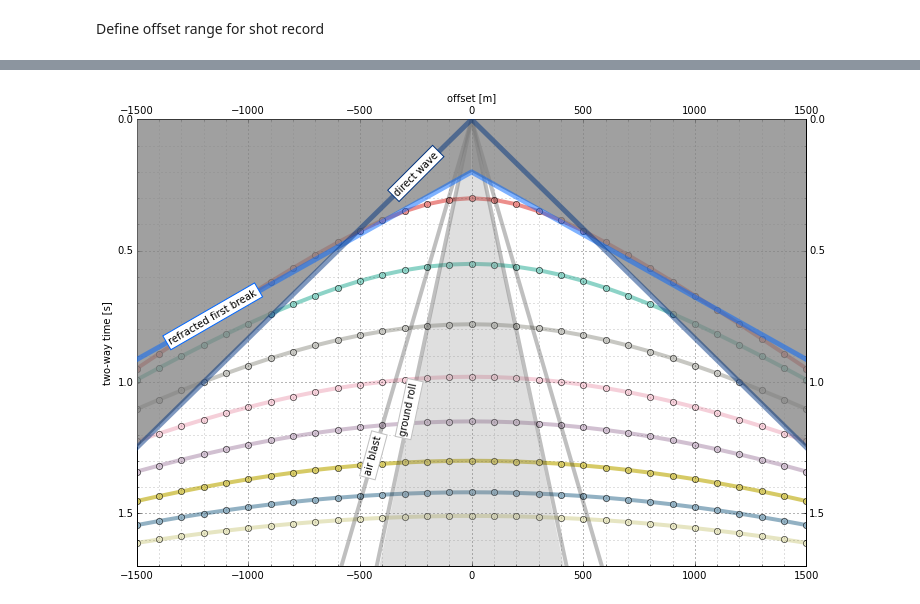
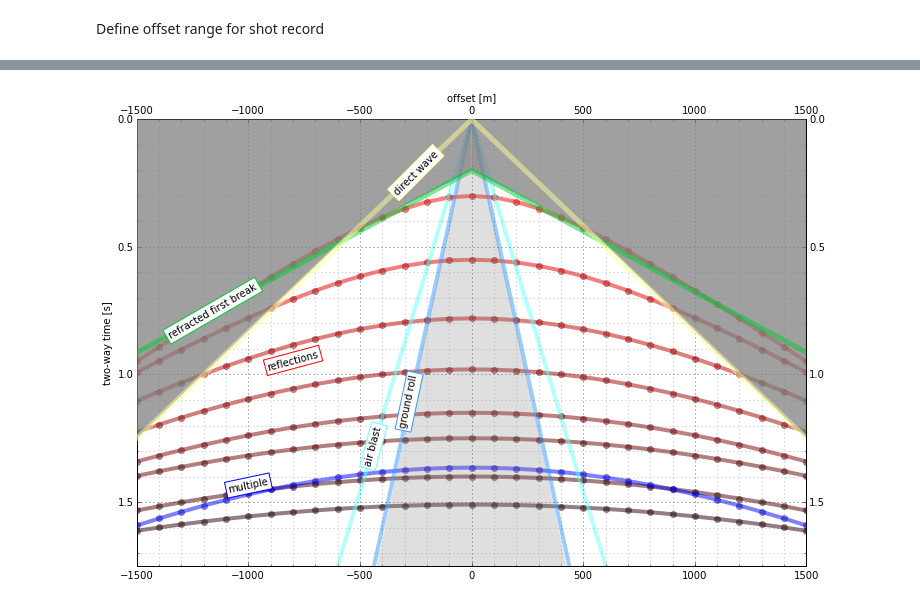
Before and after one commit to agilescientific/notebooks, a Jupyter notebook: NMO_model.ipynb, the cells around one changed output, grey strips where cells are left out. Drawn from its saved outputs; the diff is of its cells as text; code cells hidden in the pictures.

Commit message:
updated image annotations

```diff
--- a/NMO_model.ipynb
+++ b/NMO_model.ipynb
@@ -34,6 +48,2 @@ color = colors / 255
 # %% [markdown]
 Assign a sequentially increasing color to each reflection
-# %%
-for i, key in enumerate(to):
-    tv_pairs[key] = Vrms[i], colors[i]
-print tv_pairs
@@ -72,4 +65,0 @@ print scalarMap.get_clim()
-# %%
-color_idx = np.linspace(0, 1, 8)
-for i, to, vo in zip(color_idx, tv_pairs.iterkeys(), tv_pairs.itervalues()):
-    print i, to, vo[0]
@@ -85,11 +66,11 @@ for i, to, vo in zip(color_idx, tv_pairs.iterkeys(), tv_pairs.itervalues()):
 # %%
-def plot_gather(offsets, tvpairs, ax):
-    color_idx = np.linspace(0, 1, 9)
-    for i, to, vo in zip(color_idx, tv_pairs.iterkeys(), tv_pairs.itervalues()):
-        ax.plot(offsets, hyperbola(offsets, to, vo[0]), marker = 'o', color = plt.cm.Set3(i), lw = 4, alpha = 1)
+def plot_gather(offsets, tdpairs, ax):
+    for i, td, v  in zip(colors, td_pairs, Vrms):
+        ax.plot(offsets, hyperbola(offsets, td[0], v), marker = 'o', color = i, lw = 4, alpha = 0.5)
         ax = plt.gca()
         ax.set_ylim(ax.get_ylim()[::-1])
-        ax.set_ylim((np.max(ax.get_ylim())),0)
+        #ax.set_ylim((np.max(ax.get_ylim())),0)
+        ax.set_ylim((1.75, 0))
         ax.set_ylabel(r'two-way time $[s]$')
         ax.set_xlabel('offset [m]')
     return
@@ -145,13 +126,13 @@ minor_xticks = np.arange(-1*max_offset, max_offset+1, 100.)
 # %%
 shot_gather = plt.figure(figsize=(12,8), facecolor='w')
 mute_ax = shot_gather.add_subplot(111)
-plot_gather(x, tv_pairs, mute_ax)
+plot_gather(x, td_pairs, mute_ax)
 
 alpha = 0.5  # tranparency for direct waves
 lw = 0.3     # line weight for direct waves
 
 # direct wave top
-mute_ax.plot(x, direct_wave(x, velocity=1200), '#003380',
+mute_ax.plot(x, direct_wave(x, velocity=1200), color='#FFFF99',
              alpha = alpha, lw=5, label='direct wave',
              zorder = 103)
 
@@ -162,14 +143,14 @@ mute_ax.plot(x, direct_wave(x, velocity=1200), '#003380',
 #mute_ax.plot(x, direct_wave(x, refr_velocity=1700), 'k-', alpha=alpha, lw=5, label='direct first break')
 
 # refracted first break
-mute_ax.plot(x, + 0.2 + first_break(x, velocity=2100), '#0066FF',
+mute_ax.plot(x, + 0.2 + first_break(x, velocity=2100), color='#00CC33',
              alpha=alpha, lw=5, label='refracted first break',
              zorder = 102)
 
 # airwave
-mute_ax.plot(x, airwave(x), 'k-', alpha=0.25, lw=4, label='airwave')
-
-mute_ax.plot(x, ground_roll(x), 'k-', alpha=0.25, lw=4, label='ground_roll')
+mute_ax.plot(x, airwave(x), color='#66FFFF', alpha=0.5, lw=4, label='airwave')
+# ground roll
+mute_ax.plot(x, ground_roll(x), color='#3399FF', alpha=0.5, lw=4, label='ground_roll')
 
 # plot mutes as patches
 
@@ -248,7 +229,7 @@ mute_ax.tick_params(labeltop=True, labelright=True)
 mute_ax.text(-1160, 0.75, "refracted first break", size=10, rotation=30.,
          ha="center", va="center",
          bbox = dict(boxstyle="square",
-                     ec='#0066FF',
+                     ec='#00CC33',
                      fc=(1., 1.0, 1.0),
                      alpha = 1.0
                      ),
@@ -258,7 +239,7 @@ mute_ax.text(-1160, 0.75, "refracted first break", size=10, rotation=30.,
 mute_ax.text(-250, 0.115, "direct wave", size=10, rotation=45.,
          ha="center", va="top",
          bbox = dict(boxstyle="square",
-                     ec='#003380',
+                     ec='#FFFF99',
                      fc=(1., 1.0, 1.0),
                      alpha = 1.0
                      ),
@@ -266,34 +247,56 @@ mute_ax.text(-250, 0.115, "direct wave", size=10, rotation=45.,
          )
 
 # Label air blast
 mute_ax.text(-440, 1.2, "air blast", size=10, rotation=75.,
          ha="center", va="top",
          bbox = dict(boxstyle="square",
-                     ec='#C0C0C0',
+                     ec='#66FFFF',
                      fc=(1., 1.0, 1.0),
                      alpha = 1.0
                      ),
          zorder = 107
          )
 
 # Label air blast
 mute_ax.text(-280, 1.0, "ground roll", size=10, rotation=78.,
          ha="center", va="top",
          bbox = dict(boxstyle="square",
-                     ec='#C0C0C0',
+                     ec='#3399FF',
+                     fc=(1., 1.0, 1.0),
+                     alpha = 1.0
+                     ),
+         zorder = 107
+         )
+
+# Label reflections
+mute_ax.text(-800, 0.9, "reflections", size=10, rotation=15.,
+         ha="center", va="top",
+         bbox = dict(boxstyle="square",
+                     ec='r',
+                     fc=(1., 1.0, 1.0),
+                     alpha = 1.0
+                     ),
+         zorder = 107
+         )
+
+# Label multiple
+mute_ax.text(-1000, 1.40, "multiple", size=10, rotation=12.,
+         ha="center", va="top",
+         bbox = dict(boxstyle="square",
+                     ec='b',
                      fc=(1., 1.0, 1.0),
                      alpha = 1.0
                      ),
          zorder = 107
          )
 
 
 plt.draw()
 
 put_grid(mute_ax)
 
 shot_gather.show()
 # if you want to save this
-# shot_gather.savefig('muted_moveout.png')
+shot_gather.savefig('muted_moveout.png')
 # %% [output]
-[figure, old version]
+[figure, new version]
```
Also changed, not shown: parts of 8 cells of this notebook.
